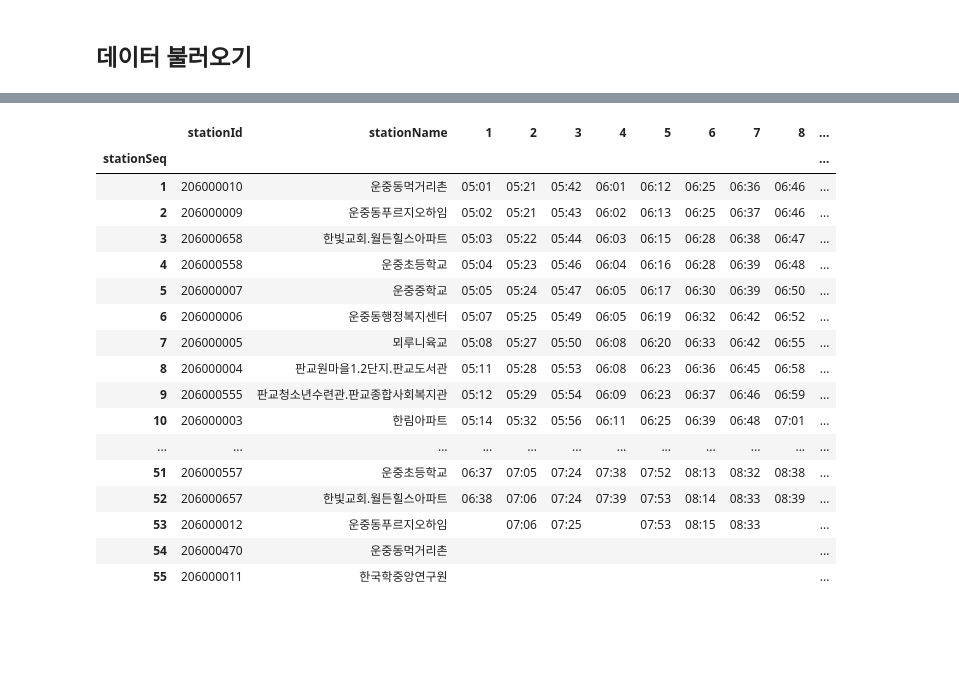
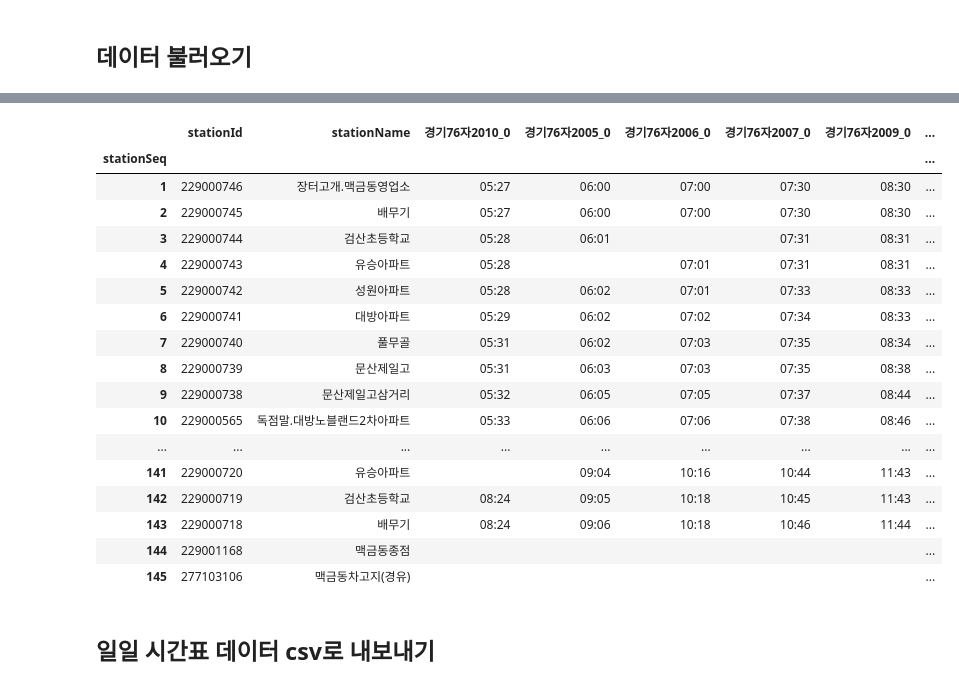
Before and after one commit to pilltong/Data-Structure-Project, a Jupyter notebook: BTTA_MakeTimeTable.ipynb, the cells around one changed output, grey strips where cells are left out. Drawn from its saved outputs; the diff is of its cells as text; code cells hidden in the pictures; blank space fills up the shorter version.

```diff
--- a/BTTA_MakeTimeTable.ipynb
+++ b/BTTA_MakeTimeTable.ipynb
@@ -217,6 +299,51 @@ oneDay_df = _oneDay_df.sort_values(by=1, axis=1)
+# %%
+def get_full_data_index(_oneDay_df):
+    '''
+    함수 [get_full_data_index(df)]은 데이터프레임 안에서 결측치가 하나도 없는 행의 index를 반환합니다.
+    시간표를 배차 시간순으로 정렬하기 위해 데이터프레임의 첫번째 행을 기준으로 열(axis=1)을 정렬합니다.
+    하지만 데이터프레임의 첫번째 행을 기준으로 정렬을 하게되면 결측치로 인하여 정렬이 안되는 열이 발생합니다.
+    결측치가 없는 행을 찾기 위해 제작한 함수 입니다.
+
+    '''
+    for i in range(len(_oneDay_df.columns)):
+        for j in range(len(_oneDay_df)):
+            if(_oneDay_df.iloc[j].isnull().sum() == i):
+                return j
+
+        print("모든 행에 결측치가 존재합니다.")
 # %%
+# 출차시간(1행)을 기준으로 column을 정렬합니다.
+# oneDay_df = _oneDay_df.sort_values(by=1, axis=1)
+lineIndex = get_full_data_index(_oneDay_df)+1
+oneDay_df = _oneDay_df.sort_values(by=lineIndex, axis=1)
+
+
 # datetime 객체를 string 객체로 변환합니다. 시간을 가지고 계산해야 하는 일은 이전에 실행하세요.
-oneDay_df = oneDay_df.astype('string')
-for column in oneDay_df.columns:
-    oneDay_df[column] = oneDay_df[column].str.slice(start=10, stop=16)
+oneDayString_df = oneDay_df.astype('string')
+for column in oneDayString_df.columns:
+    oneDayString_df[column] = oneDayString_df[column].str.slice(start=10, stop=16)
+
+# [column명 : 차량번호] station_df 와 oneDay_df를 합칩니다. datetime이 아닌 다른 타입의 오브젝트가 행에 붙게 되므로 지금부터는 편집이 어렵습니다.
+_finalOneDay_df = pd.concat([station_df,oneDayString_df], axis=1)
+_finalOneDay_df.set_index('stationSeq', drop=True, inplace=True)
+_finalOneDay_df
+# %% [output]
+|  | stationId | stationName | 경기76자2010_0 | 경기76자2005_0 | 경기76자2006_0 | 경기76자2007_0 | 경기76자2009_0 | ... |
+| stationSeq |  |  |  |  |  |  |  | ... |
+| 1 | 229000746 | 장터고개.맥금동영업소 | 05:27 | 06:00 | 07:00 | 07:30 | 08:30 | ... |
+| 2 | 229000745 | 배무기 | 05:27 | 06:00 | 07:00 | 07:30 | 08:30 | ... |
+| 3 | 229000744 | 검산초등학교 | 05:28 | 06:01 |  | 07:31 | 08:31 | ... |
+| 4 | 229000743 | 유승아파트 | 05:28 |  | 07:01 | 07:31 | 08:31 | ... |
+| 5 | 229000742 | 성원아파트 | 05:28 | 06:02 | 07:01 | 07:33 | 08:33 | ... |
+| 6 | 229000741 | 대방아파트 | 05:29 | 06:02 | 07:02 | 07:34 | 08:33 | ... |
+| 7 | 229000740 | 풀무골 | 05:31 | 06:02 | 07:03 | 07:35 | 08:34 | ... |
+| 8 | 229000739 | 문산제일고 | 05:31 | 06:03 | 07:03 | 07:35 | 08:38 | ... |
+| 9 | 229000738 | 문산제일고삼거리 | 05:32 | 06:05 | 07:05 | 07:37 | 08:44 | ... |
+| 10 | 229000565 | 독점말.대방노블랜드2차아파트 | 05:33 | 06:06 | 07:06 | 07:38 | 08:46 | ... |
+| ... | ... | ... | ... | ... | ... | ... | ... | ... |
+| 141 | 229000720 | 유승아파트 |  | 09:04 | 10:16 | 10:44 | 11:43 | ... |
+| 142 | 229000719 | 검산초등학교 | 08:24 | 09:05 | 10:18 | 10:45 | 11:43 | ... |
+| 143 | 229000718 | 배무기 | 08:24 | 09:06 | 10:18 | 10:46 | 11:44 | ... |
+| 144 | 229001168 | 맥금동종점 |  |  |  |  |  | ... |
+| 145 | 277103106 | 맥금동차고지(경유) |  |  |  |  |  | ... |
 # %%
@@ -235,21 +357,2 @@ df = finalOneDay_df.set_index('stationSeq', drop=True)
-# %%
-df
-# %% [output]
-|  | stationId | stationName | 1 | 2 | 3 | 4 | 5 | 6 | 7 | 8 | ... |
-| stationSeq |  |  |  |  |  |  |  |  |  |  | ... |
-| 1 | 206000010 | 운중동먹거리촌 | 05:01 | 05:21 | 05:42 | 06:01 | 06:12 | 06:25 | 06:36 | 06:46 | ... |
-| 2 | 206000009 | 운중동푸르지오하임 | 05:02 | 05:21 | 05:43 | 06:02 | 06:13 | 06:25 | 06:37 | 06:46 | ... |
-| 3 | 206000658 | 한빛교회.월든힐스아파트 | 05:03 | 05:22 | 05:44 | 06:03 | 06:15 | 06:28 | 06:38 | 06:47 | ... |
-| 4 | 206000558 | 운중초등학교 | 05:04 | 05:23 | 05:46 | 06:04 | 06:16 | 06:28 | 06:39 | 06:48 | ... |
-| 5 | 206000007 | 운중중학교 | 05:05 | 05:24 | 05:47 | 06:05 | 06:17 | 06:30 | 06:39 | 06:50 | ... |
-| 6 | 206000006 | 운중동행정복지센터 | 05:07 | 05:25 | 05:49 | 06:05 | 06:19 | 06:32 | 06:42 | 06:52 | ... |
-| 7 | 206000005 | 뫼루니육교 | 05:08 | 05:27 | 05:50 | 06:08 | 06:20 | 06:33 | 06:42 | 06:55 | ... |
-| 8 | 206000004 | 판교원마을1.2단지.판교도서관 | 05:11 | 05:28 | 05:53 | 06:08 | 06:23 | 06:36 | 06:45 | 06:58 | ... |
-| 9 | 206000555 | 판교청소년수련관.판교종합사회복지관 | 05:12 | 05:29 | 05:54 | 06:09 | 06:23 | 06:37 | 06:46 | 06:59 | ... |
-| 10 | 206000003 | 한림아파트 | 05:14 | 05:32 | 05:56 | 06:11 | 06:25 | 06:39 | 06:48 | 07:01 | ... |
-| ... | ... | ... | ... | ... | ... | ... | ... | ... | ... | ... | ... |
-| 51 | 206000557 | 운중초등학교 | 06:37 | 07:05 | 07:24 | 07:38 | 07:52 | 08:13 | 08:32 | 08:38 | ... |
-| 52 | 206000657 | 한빛교회.월든힐스아파트 | 06:38 | 07:06 | 07:24 | 07:39 | 07:53 | 08:14 | 08:33 | 08:39 | ... |
-| 53 | 206000012 | 운중동푸르지오하임 |  | 07:06 | 07:25 |  | 07:53 | 08:15 | 08:33 |  | ... |
-| 54 | 206000470 | 운중동먹거리촌 |  |  |  |  |  |  |  |  | ... |
-| 55 | 206000011 | 한국학중앙연구원 |  |  |  |  |  |  |  |  | ... |
+# %% [markdown]
+## 일일 시간표 데이터 csv로 내보내기
```
Also changed, not shown: parts of 33 cells of this notebook, 1 other file.
